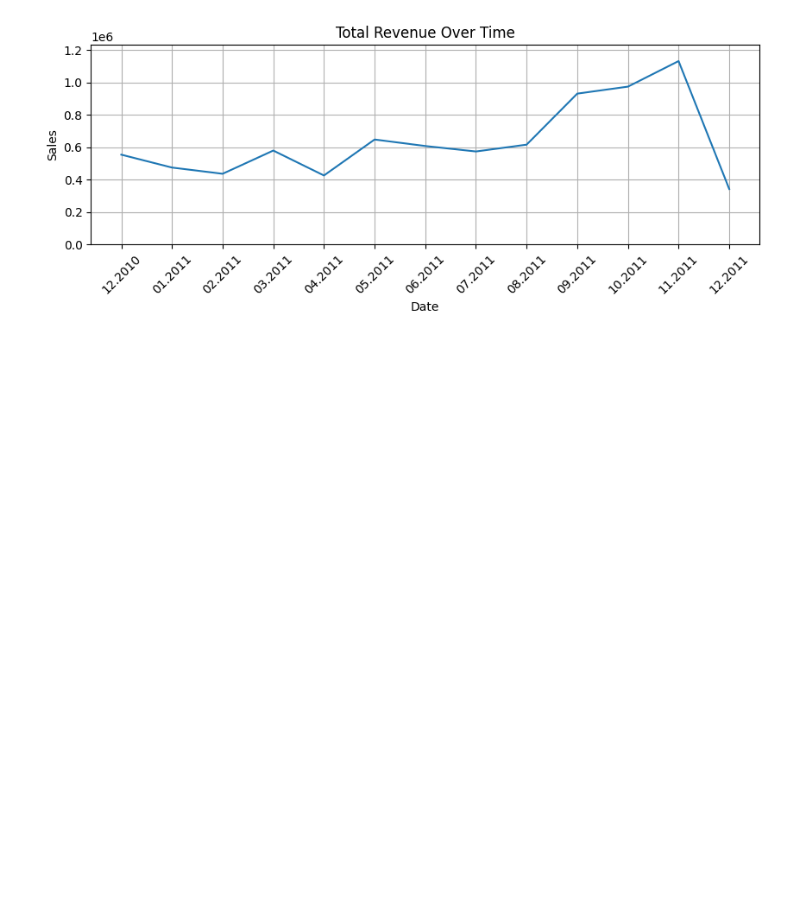
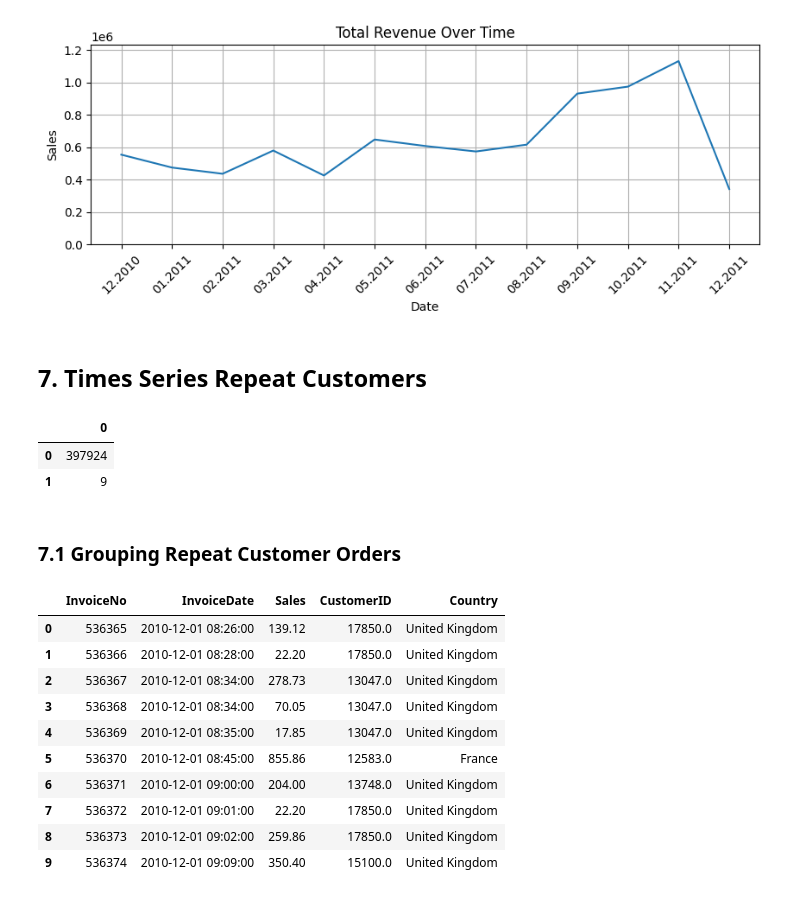
Before and after one commit to Mr-Ug/Learn-Data-Science, a Jupyter notebook: Data Science/Project Latihan 1/Project_Latihan_1.ipynb, the cells around one changed output. Drawn from its saved outputs; the diff is of its cells as text; code cells hidden in the pictures; blank space fills up the shorter version.

```diff
--- a/Data Science/Project Latihan 1/Project_Latihan_1.ipynb
+++ b/Data Science/Project Latihan 1/Project_Latihan_1.ipynb
@@ -287,3 +329,39 @@ plt.xticks(
 plt.show()
 # %% [output]
 [figure]
+# %% [markdown]
+## 7. Times Series Repeat Customers
+# %%
+Transaksi_Berhasil = (Df_Clean.loc[Df['Quantity'] > 0].shape)
+DFFF = pd.DataFrame(Transaksi_Berhasil)
+DFFF.head()
+# %% [output]
+|  | 0 |
+| 0 | 397924 |
+| 1 | 9 |
+# %% [markdown]
+### 7.1 Grouping Repeat Customer Orders
+# %%
+# 7.1 Grouping Repeat Customer Orders
+
+Customers_repeat = Df_Clean.groupby(
+    by=['InvoiceNo', 'InvoiceDate']
+).agg({
+    'Sales' : sum,
+    'CustomerID' : max,
+    'Country' : max
+}).reset_index()
+
+Customers_repeat.head(10)
+# %% [output]
+|  | InvoiceNo | InvoiceDate | Sales | CustomerID | Country |
+| 0 | 536365 | 2010-12-01 08:26:00 | 139.12 | 17850.0 | United Kingdom |
+| 1 | 536366 | 2010-12-01 08:28:00 | 22.20 | 17850.0 | United Kingdom |
+| 2 | 536367 | 2010-12-01 08:34:00 | 278.73 | 13047.0 | United Kingdom |
+| 3 | 536368 | 2010-12-01 08:34:00 | 70.05 | 13047.0 | United Kingdom |
+| 4 | 536369 | 2010-12-01 08:35:00 | 17.85 | 13047.0 | United Kingdom |
+| 5 | 536370 | 2010-12-01 08:45:00 | 855.86 | 12583.0 | France |
+| 6 | 536371 | 2010-12-01 09:00:00 | 204.00 | 13748.0 | United Kingdom |
+| 7 | 536372 | 2010-12-01 09:01:00 | 22.20 | 17850.0 | United Kingdom |
+| 8 | 536373 | 2010-12-01 09:02:00 | 259.86 | 17850.0 | United Kingdom |
+| 9 | 536374 | 2010-12-01 09:09:00 | 350.40 | 15100.0 | United Kingdom |
```
Also changed, not shown: parts of 25 cells of this notebook, 1 other file.
